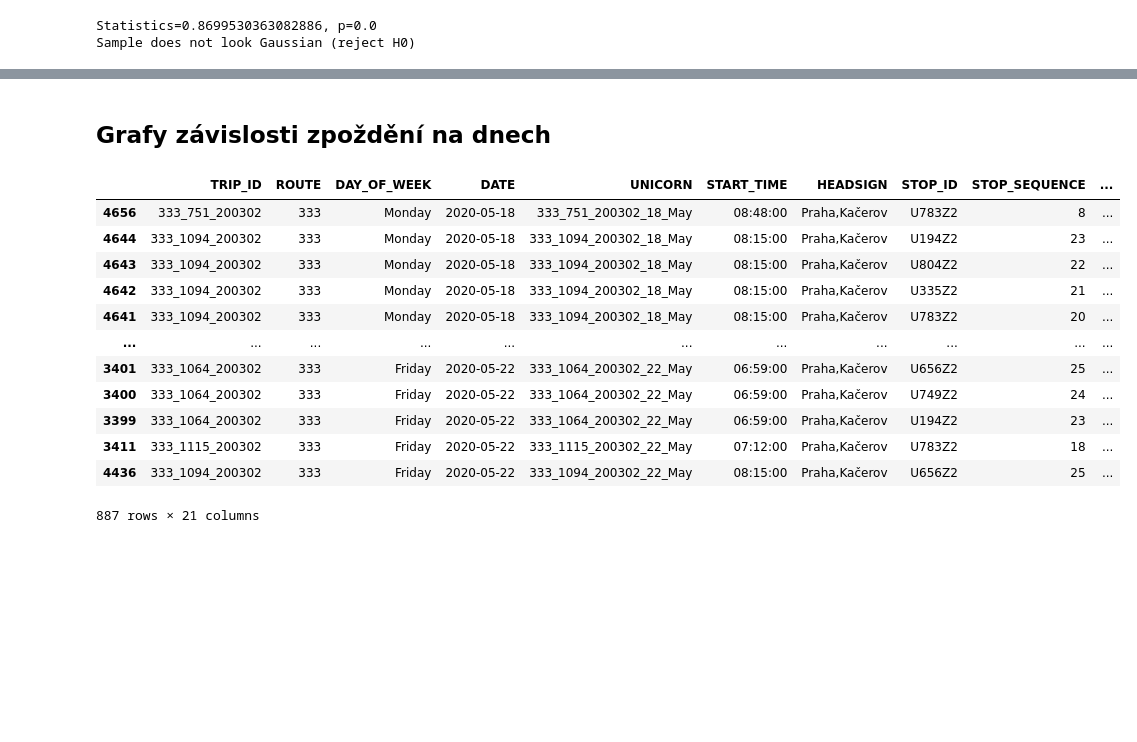
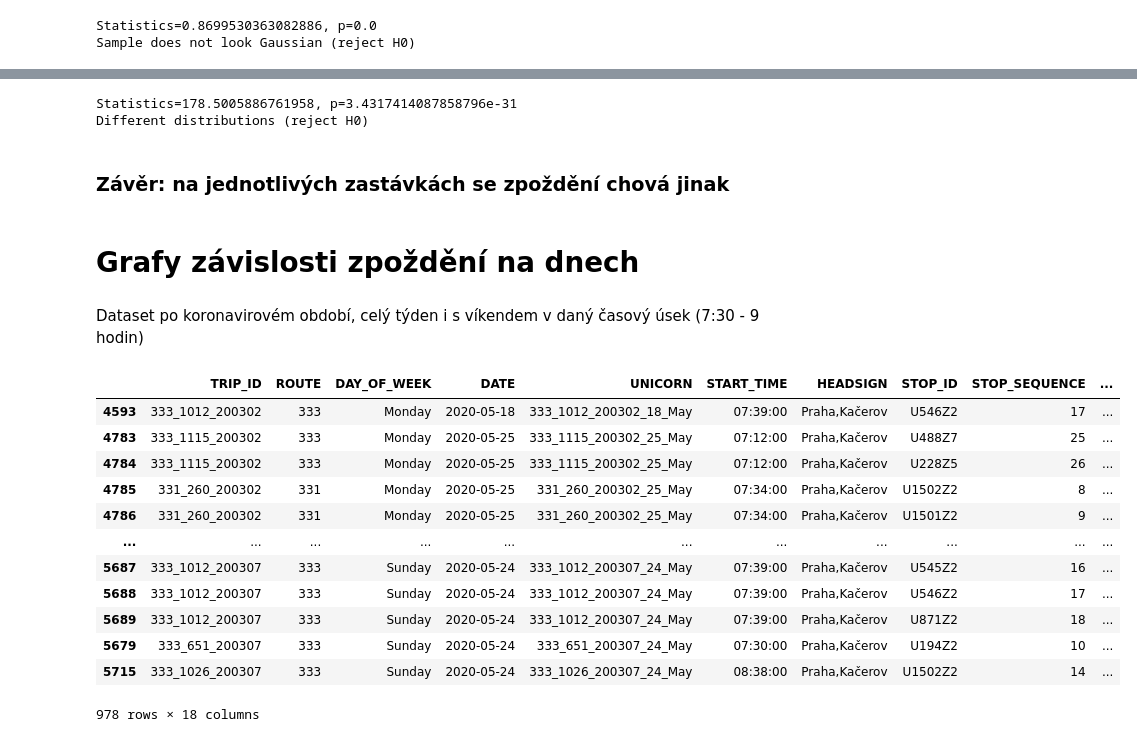
Before and after one commit to hrubajan/da_projekt_gol, a Jupyter notebook: graf_STAT.ipynb, the cells around one changed output, grey strips where cells are left out. Saved outputs shown, nothing was run; the diff lists cells and outputs as text; code cells hidden in the pictures; blank space fills up the shorter version.

```diff
--- a/graf_STAT.ipynb
+++ b/graf_STAT.ipynb
@@ -47,4 +61,6 @@ soubor = pd.read_csv('final.csv', encoding='utf-8', low_memory=False)
 soubor['TIMETABLE_ARRIVAL_TIME'] = pd.to_datetime(soubor['TIMETABLE_ARRIVAL_TIME']).dt.time
 # %%
 soubor['ORIGIN_TIMESTAMP'] = pd.to_datetime(soubor['ORIGIN_TIMESTAMP']).dt.time
+# %%
+soubor['START_TIME'] = pd.to_datetime(soubor['START_TIME']).dt.time
 # %% [markdown]
@@ -66,3 +92,3 @@ len(inside_covid['UNICORN'].unique())
 # %%
-after_covid = soubor_bez_vikendu[soubor_bez_vikendu['DATE'] >= '2020-05-18']
+after_covid_full = soubor[soubor['DATE'] >= '2020-05-18']
 # %%
@@ -256,20 +285,41 @@ Name: DIFF_DELAY, dtype: float64
+# %%
+stat, p = kruskal(specify_seq(bebe,2),specify_seq(bebe,3),specify_seq(bebe,4),specify_seq(bebe,5),
+                  specify_seq(bebe,6),specify_seq(bebe,7),specify_seq(bebe,8),specify_seq(bebe,9),
+                  specify_seq(bebe,10),specify_seq(bebe,11),specify_seq(bebe,12),specify_seq(bebe,13),
+                  specify_seq(bebe,14),specify_seq(bebe,15))
+print(f'Statistics={stat}, p={p}')
+# interpret
+alpha = 0.05
+if p > alpha:
+    print('Same distributions (fail to reject H0)')
+else:
+    print('Different distributions (reject H0)')
+# %% [output]
+Statistics=178.5005886761958, p=3.4317414087858796e-31
+Different distributions (reject H0)
+# %% [markdown]
+### **Závěr: na jednotlivých zastávkách se zpoždění chová jinak**
 # %% [markdown]
-## **Grafy závislosti zpoždění na dnech**
+# **Grafy závislosti zpoždění na dnech**
+# %% [markdown]
+Dataset po koronavirovém období, celý týden i s víkendem v daný časový úsek (7:30 - 9 hodin)
+# %%
+full_week = after_covid_full[ (after_covid_full['ORIGIN_TIMESTAMP']>=t1) & (after_covid_full['ORIGIN_TIMESTAMP']<=t2) ]
 # %%
-days = ['Monday', 'Tuesday', 'Wednesday', 'Thursday', 'Friday']
-bebe['DAY_OF_WEEK'] = pd.Categorical(bebe['DAY_OF_WEEK'], days)
-bebe.sort_values('DAY_OF_WEEK')
+days = ['Monday', 'Tuesday', 'Wednesday', 'Thursday', 'Friday','Saturday','Sunday']
+full_week['DAY_OF_WEEK'] = pd.Categorical(full_week['DAY_OF_WEEK'], days)
+full_week.sort_values('DAY_OF_WEEK')
 # %% [output]
 |  | TRIP_ID | ROUTE | DAY_OF_WEEK | DATE | UNICORN | START_TIME | HEADSIGN | STOP_ID | STOP_SEQUENCE | ... |
-| 4656 | 333_751_200302 | 333 | Monday | 2020-05-18 | 333_751_200302_18_May | 08:48:00 | Praha,Kačerov | U783Z2 | 8 | ... |
-| 4644 | 333_1094_200302 | 333 | Monday | 2020-05-18 | 333_1094_200302_18_May | 08:15:00 | Praha,Kačerov | U194Z2 | 23 | ... |
-| 4643 | 333_1094_200302 | 333 | Monday | 2020-05-18 | 333_1094_200302_18_May | 08:15:00 | Praha,Kačerov | U804Z2 | 22 | ... |
-| 4642 | 333_1094_200302 | 333 | Monday | 2020-05-18 | 333_1094_200302_18_May | 08:15:00 | Praha,Kačerov | U335Z2 | 21 | ... |
-| 4641 | 333_1094_200302 | 333 | Monday | 2020-05-18 | 333_1094_200302_18_May | 08:15:00 | Praha,Kačerov | U783Z2 | 20 | ... |
+| 4593 | 333_1012_200302 | 333 | Monday | 2020-05-18 | 333_1012_200302_18_May | 07:39:00 | Praha,Kačerov | U546Z2 | 17 | ... |
+| 4783 | 333_1115_200302 | 333 | Monday | 2020-05-25 | 333_1115_200302_25_May | 07:12:00 | Praha,Kačerov | U488Z7 | 25 | ... |
+| 4784 | 333_1115_200302 | 333 | Monday | 2020-05-25 | 333_1115_200302_25_May | 07:12:00 | Praha,Kačerov | U228Z5 | 26 | ... |
+| 4785 | 331_260_200302 | 331 | Monday | 2020-05-25 | 331_260_200302_25_May | 07:34:00 | Praha,Kačerov | U1502Z2 | 8 | ... |
+| 4786 | 331_260_200302 | 331 | Monday | 2020-05-25 | 331_260_200302_25_May | 07:34:00 | Praha,Kačerov | U1501Z2 | 9 | ... |
 | ... | ... | ... | ... | ... | ... | ... | ... | ... | ... | ... |
-| 3401 | 333_1064_200302 | 333 | Friday | 2020-05-22 | 333_1064_200302_22_May | 06:59:00 | Praha,Kačerov | U656Z2 | 25 | ... |
-| 3400 | 333_1064_200302 | 333 | Friday | 2020-05-22 | 333_1064_200302_22_May | 06:59:00 | Praha,Kačerov | U749Z2 | 24 | ... |
-| 3399 | 333_1064_200302 | 333 | Friday | 2020-05-22 | 333_1064_200302_22_May | 06:59:00 | Praha,Kačerov | U194Z2 | 23 | ... |
-| 3411 | 333_1115_200302 | 333 | Friday | 2020-05-22 | 333_1115_200302_22_May | 07:12:00 | Praha,Kačerov | U783Z2 | 18 | ... |
-| 4436 | 333_1094_200302 | 333 | Friday | 2020-05-22 | 333_1094_200302_22_May | 08:15:00 | Praha,Kačerov | U656Z2 | 25 | ... |
+| 5687 | 333_1012_200307 | 333 | Sunday | 2020-05-24 | 333_1012_200307_24_May | 07:39:00 | Praha,Kačerov | U545Z2 | 16 | ... |
+| 5688 | 333_1012_200307 | 333 | Sunday | 2020-05-24 | 333_1012_200307_24_May | 07:39:00 | Praha,Kačerov | U546Z2 | 17 | ... |
+| 5689 | 333_1012_200307 | 333 | Sunday | 2020-05-24 | 333_1012_200307_24_May | 07:39:00 | Praha,Kačerov | U871Z2 | 18 | ... |
+| 5679 | 333_651_200307 | 333 | Sunday | 2020-05-24 | 333_651_200307_24_May | 07:30:00 | Praha,Kačerov | U194Z2 | 10 | ... |
+| 5715 | 333_1026_200307 | 333 | Sunday | 2020-05-24 | 333_1026_200307_24_May | 08:38:00 | Praha,Kačerov | U1502Z2 | 14 | ... |
-887 rows × 21 columns
+978 rows × 18 columns
```
Also changed, not shown: parts of 101 cells of this notebook, 5 other files.
